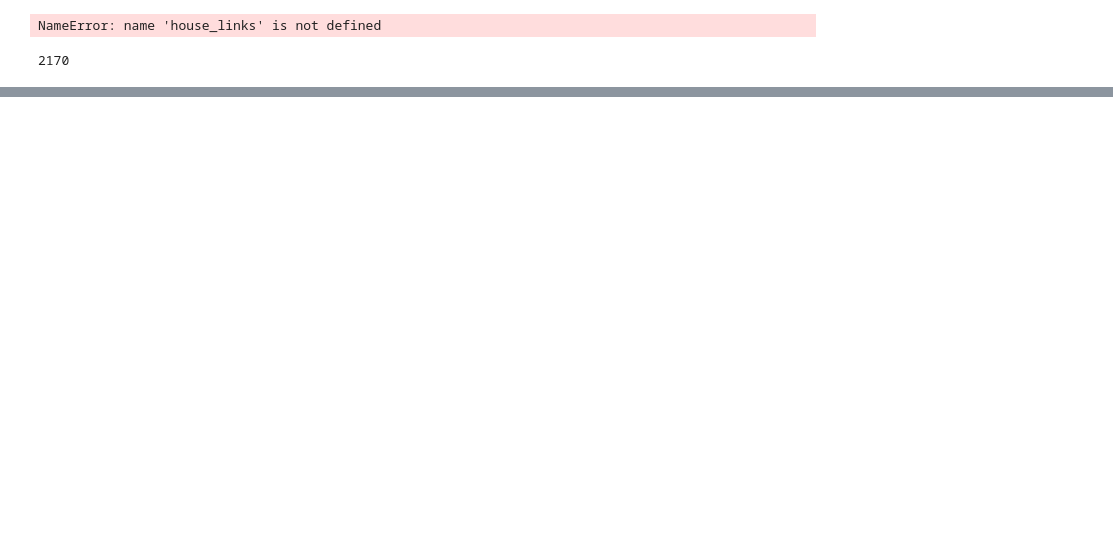
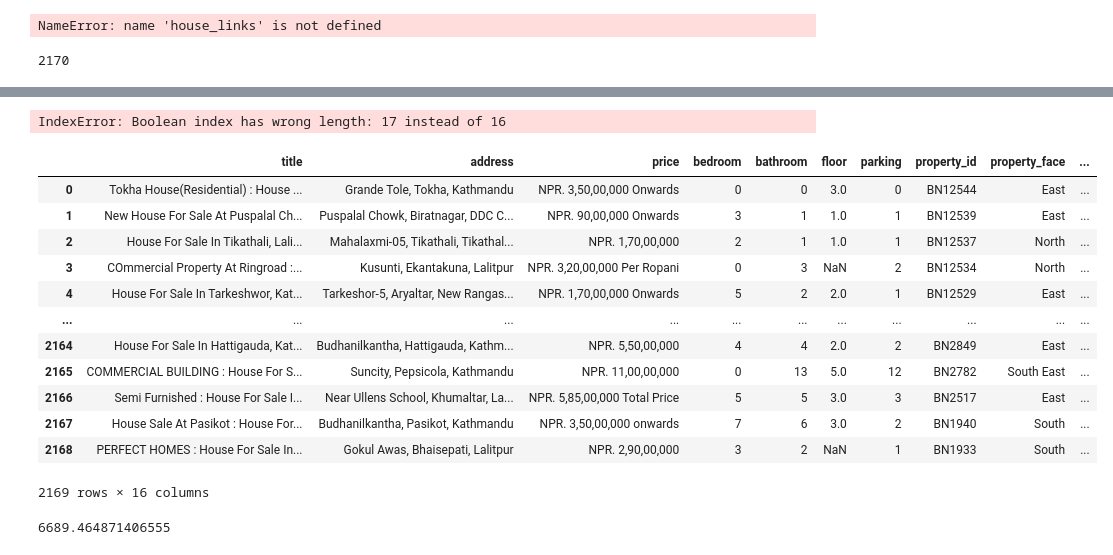
Before and after one commit to AshwinD-coder/Basstavik-Sampati, a Jupyter notebook: data_collection.ipynb, the cells around one changed output, grey strips where cells are left out. Cells and saved outputs as stored; diff of their text form; code cells hidden in the pictures; blank space fills up the shorter version.

```diff
--- a/data_collection.ipynb
+++ b/data_collection.ipynb
@@ -291,0 +326,29 @@ print(df.head())
+# %%
+
+combined_df = combined_df.loc[:, ~df.columns.str.contains('^Unnamed')]
+
+# save the modified dataframe as a new CSV file
+# combined_df.to_csv('basobaas_houses.csv', index=True)
+# %% [output]
+IndexError: Boolean index has wrong length: 17 instead of 16
+# %%
+combined_df
+# %% [output]
+|  | title | address | price | bedroom | bathroom | floor | parking | property_id | property_face | ... |
+| 0 | Tokha House(Residential) : House ... | Grande Tole, Tokha, Kathmandu | NPR. 3,50,00,000 Onwards | 0 | 0 | 3.0 | 0 | BN12544 | East | ... |
+| 1 | New House For Sale At Puspalal Ch... | Puspalal Chowk, Biratnagar, DDC C... | NPR. 90,00,000 Onwards | 3 | 1 | 1.0 | 1 | BN12539 | East | ... |
+| 2 | House For Sale In Tikathali, Lali... | Mahalaxmi-05, Tikathali, Tikathal... | NPR. 1,70,00,000 | 2 | 1 | 1.0 | 1 | BN12537 | North | ... |
+| 3 | COmmercial Property At Ringroad :... | Kusunti, Ekantakuna, Lalitpur | NPR. 3,20,00,000 Per Ropani | 0 | 3 | NaN | 2 | BN12534 | North | ... |
+| 4 | House For Sale In Tarkeshwor, Kat... | Tarkeshor-5, Aryaltar, New Rangas... | NPR. 1,70,00,000 Onwards | 5 | 2 | 2.0 | 1 | BN12529 | East | ... |
+| ... | ... | ... | ... | ... | ... | ... | ... | ... | ... | ... |
+| 2164 | House For Sale In Hattigauda, Kat... | Budhanilkantha, Hattigauda, Kathm... | NPR. 5,50,00,000 | 4 | 4 | 2.0 | 2 | BN2849 | East | ... |
+| 2165 | COMMERCIAL BUILDING : House For S... | Suncity, Pepsicola, Kathmandu | NPR. 11,00,00,000 | 0 | 13 | 5.0 | 12 | BN2782 | South East | ... |
+| 2166 | Semi Furnished : House For Sale I... | Near Ullens School, Khumaltar, La... | NPR. 5,85,00,000 Total Price | 5 | 5 | 3.0 | 3 | BN2517 | East | ... |
+| 2167 | House Sale At Pasikot : House For... | Budhanilkantha, Pasikot, Kathmandu | NPR. 3,50,00,000 onwards | 7 | 6 | 3.0 | 2 | BN1940 | South | ... |
+| 2168 | PERFECT HOMES : House For Sale In... | Gokul Awas, Bhaisepati, Lalitpur | NPR. 2,90,00,000 | 3 | 2 | NaN | 1 | BN1933 | South | ... |
+2169 rows × 16 columns
+# %%
+totaltimetakentocollectdata = 2*3344.7324357032776
+totaltimetakentocollectdata
+# %% [output]
+6689.464871406555
```
Also changed, not shown: parts of 17 cells of this notebook, 4 other files.
